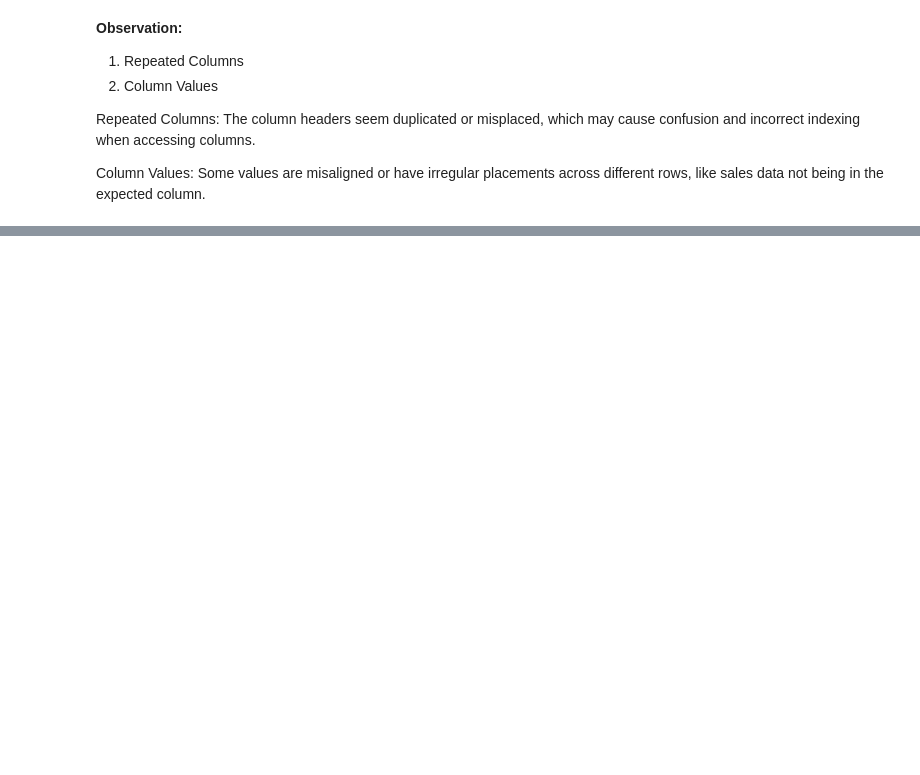
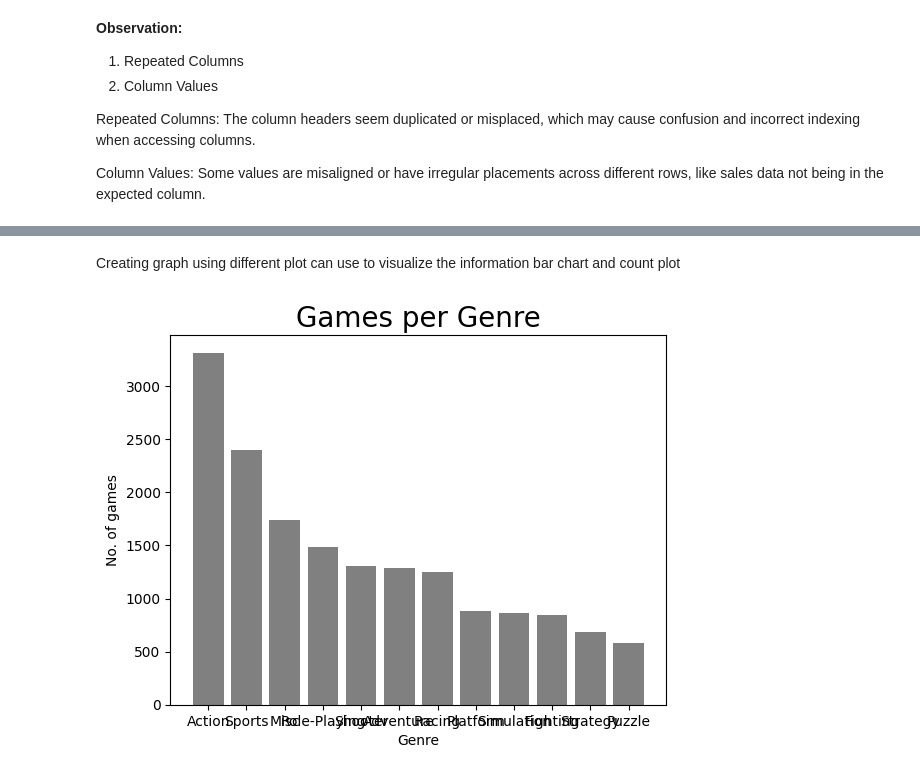
Before and after one commit to kolllurisiripavan/kolllurisiripavan, a Jupyter notebook: siripavan_ecp.ipynb, the cells around one changed output, grey strips where cells are left out. Cells and saved outputs as stored; diff of their text form; code cells hidden in the pictures; blank space fills up the shorter version.

```diff
--- a/siripavan_ecp.ipynb
+++ b/siripavan_ecp.ipynb
@@ -297,0 +322,3 @@ Column Values: Some values are misaligned or have irregular placements across di
+# %%
+cat_counts = data['Genre'].value_counts()
+cat_counts
@@ -297,0 +364,11 @@ Column Values: Some values are misaligned or have irregular placements across di
+# %% [markdown]
+Creating graph using different plot can use to visualize the information bar chart and count plot
+# %%
+x_bar=cat_counts.index # generate verical bar chart or normal bar graph
+y_bar=cat_counts
+plt.xlabel('Genre')
+plt.ylabel('No. of games')
+plt.title('Games per Genre', fontsize=20)
+r = plt.bar(x_bar,y_bar, color='grey') # storeable but not callable
+# %% [output]
+[figure, added]
```
Also changed, not shown: parts of 10 cells of this notebook.
